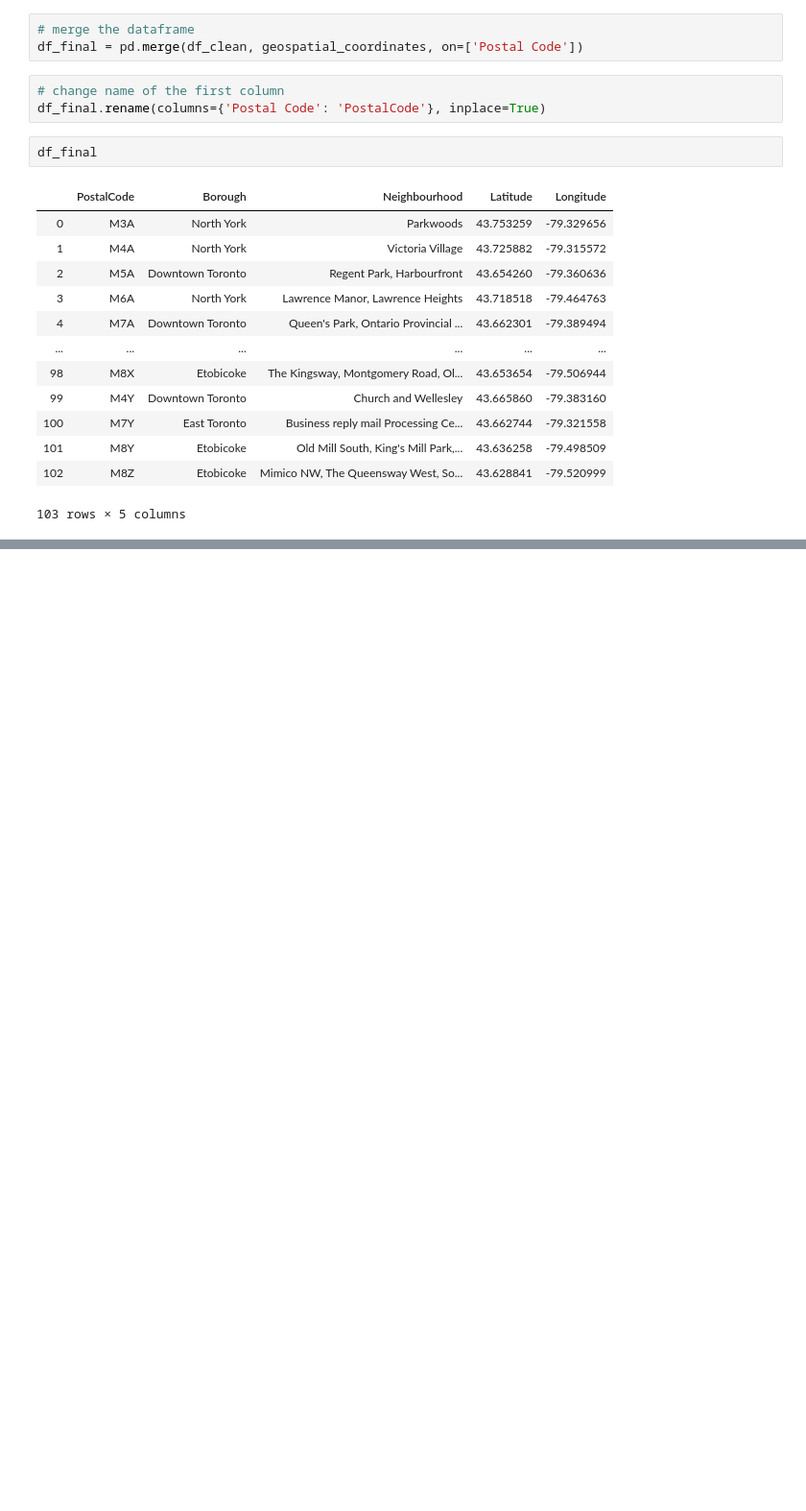
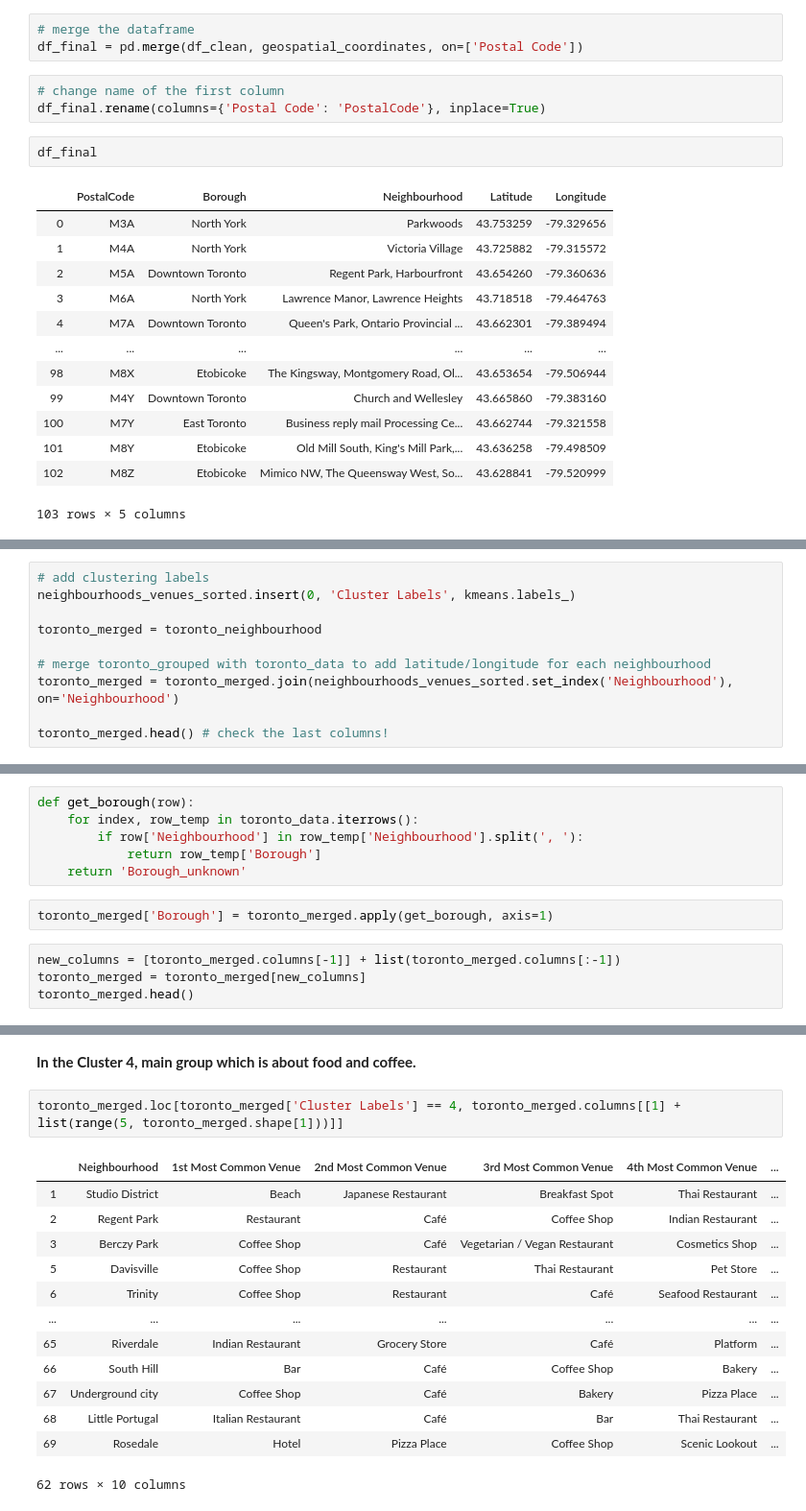
Before and after one commit to songwenzhuo/Coursera_Capstone, a Jupyter notebook: Coursera Capstone_Week3.ipynb, the cells around one changed output, grey strips where cells are left out. Shown: that part at 96% size. Cells and saved outputs as stored; diff of their text form; blank space fills up the shorter version.

```diff
--- a/Coursera Capstone_Week3.ipynb
+++ b/Coursera Capstone_Week3.ipynb
@@ -84,0 +365,10 @@ df_final
+# %%
+# add clustering labels
+neighbourhoods_venues_sorted.insert(0, 'Cluster Labels', kmeans.labels_)
+
+toronto_merged = toronto_neighbourhood
+
+# merge toronto_grouped with toronto_data to add latitude/longitude for each neighbourhood
+toronto_merged = toronto_merged.join(neighbourhoods_venues_sorted.set_index('Neighbourhood'), on='Neighbourhood')
+
+toronto_merged.head() # check the last columns!
@@ -84,0 +382,12 @@ df_final
+# %%
+def get_borough(row):
+    for index, row_temp in toronto_data.iterrows():
+        if row['Neighbourhood'] in row_temp['Neighbourhood'].split(', '):
+            return row_temp['Borough']
+    return 'Borough_unknown'
+# %%
+toronto_merged['Borough'] = toronto_merged.apply(get_borough, axis=1)
+# %%
+new_columns = [toronto_merged.columns[-1]] + list(toronto_merged.columns[:-1])
+toronto_merged = toronto_merged[new_columns]
+toronto_merged.head()
@@ -84,0 +463,18 @@ df_final
+# %% [markdown]
+**In the Cluster 4, main group which is about food and coffee.**
+# %%
+toronto_merged.loc[toronto_merged['Cluster Labels'] == 4, toronto_merged.columns[[1] + list(range(5, toronto_merged.shape[1]))]]
+# %% [output]
+|  | Neighbourhood | 1st Most Common Venue | 2nd Most Common Venue | 3rd Most Common Venue | 4th Most Common Venue | ... |
+| 1 | Studio District | Beach | Japanese Restaurant | Breakfast Spot | Thai Restaurant | ... |
+| 2 | Regent Park | Restaurant | Café | Coffee Shop | Indian Restaurant | ... |
+| 3 | Berczy Park | Coffee Shop | Café | Vegetarian / Vegan Restaurant | Cosmetics Shop | ... |
+| 5 | Davisville | Coffee Shop | Restaurant | Thai Restaurant | Pet Store | ... |
+| 6 | Trinity | Coffee Shop | Restaurant | Café | Seafood Restaurant | ... |
+| ... | ... | ... | ... | ... | ... | ... |
+| 65 | Riverdale | Indian Restaurant | Grocery Store | Café | Platform | ... |
+| 66 | South Hill | Bar | Café | Coffee Shop | Bakery | ... |
+| 67 | Underground city | Coffee Shop | Café | Bakery | Pizza Place | ... |
+| 68 | Little Portugal | Italian Restaurant | Café | Bar | Thai Restaurant | ... |
+| 69 | Rosedale | Hotel | Pizza Place | Coffee Shop | Scenic Lookout | ... |
+62 rows × 10 columns
```
Also changed, not shown: parts of 46 cells of this notebook.
